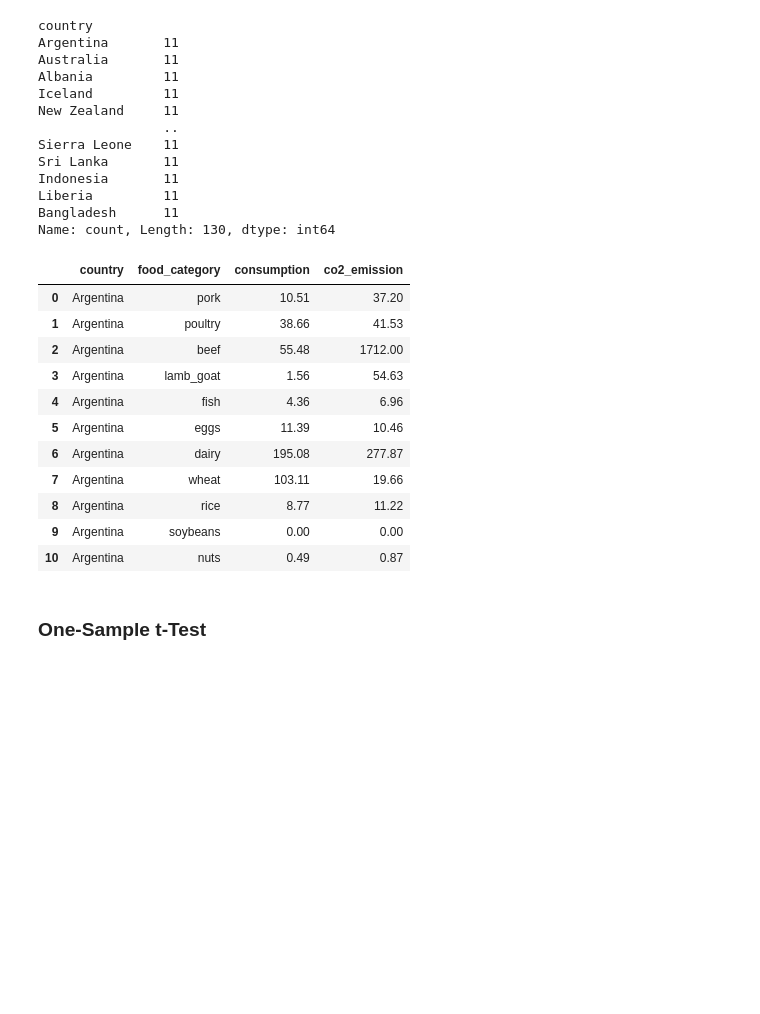
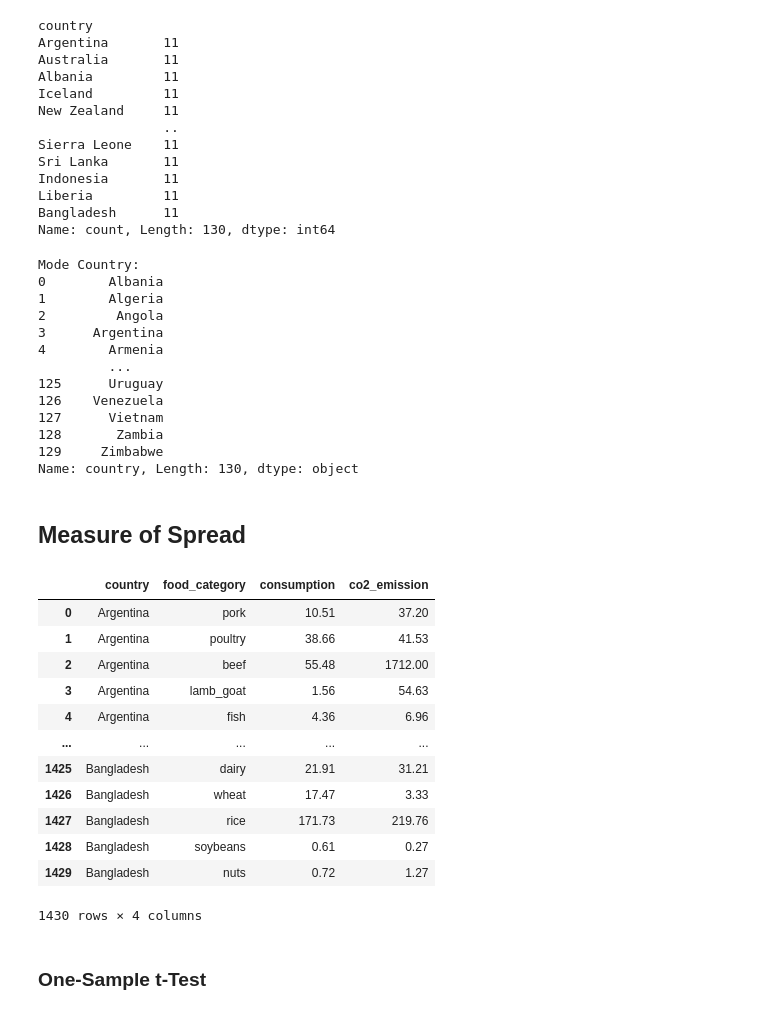
Before and after one commit to KudoroEsther/Files-Data_Analysis-, a Jupyter notebook: Class_Task6/Statistics_CorrelationTask.ipynb, the cells around one changed output. Saved outputs shown, nothing was run; the diff lists cells and outputs as text; code cells hidden in the pictures; blank space fills up the shorter version.

```diff
--- a/Class_Task6/Statistics_CorrelationTask.ipynb
+++ b/Class_Task6/Statistics_CorrelationTask.ipynb
@@ -122,20 +122,41 @@ Liberia         11
 Bangladesh      11
 Name: count, Length: 130, dtype: int64
 # %%
-#Checking the
+#Checking the mode of the country column
+mode_country = df['country'].mode()
+print(f"Mode Country: \n{mode_country}")
 # %% [output]
-|  | country | food_category | consumption | co2_emission |
-| 0 | Argentina | pork | 10.51 | 37.20 |
-| 1 | Argentina | poultry | 38.66 | 41.53 |
-| 2 | Argentina | beef | 55.48 | 1712.00 |
-| 3 | Argentina | lamb_goat | 1.56 | 54.63 |
-| 4 | Argentina | fish | 4.36 | 6.96 |
-| 5 | Argentina | eggs | 11.39 | 10.46 |
-| 6 | Argentina | dairy | 195.08 | 277.87 |
-| 7 | Argentina | wheat | 103.11 | 19.66 |
-| 8 | Argentina | rice | 8.77 | 11.22 |
-| 9 | Argentina | soybeans | 0.00 | 0.00 |
-| 10 | Argentina | nuts | 0.49 | 0.87 |
+Mode Country:
+0        Albania
+1        Algeria
+2         Angola
+3      Argentina
+4        Armenia
+         ...
+125      Uruguay
+126    Venezuela
+127      Vietnam
+128       Zambia
+129     Zimbabwe
+Name: country, Length: 130, dtype: object
+# %% [markdown]
+## Measure of Spread
+# %%
+df
+# %% [output]
+|  | country | food_category | consumption | co2_emission |
+| 0 | Argentina | pork | 10.51 | 37.20 |
+| 1 | Argentina | poultry | 38.66 | 41.53 |
+| 2 | Argentina | beef | 55.48 | 1712.00 |
+| 3 | Argentina | lamb_goat | 1.56 | 54.63 |
+| 4 | Argentina | fish | 4.36 | 6.96 |
+| ... | ... | ... | ... | ... |
+| 1425 | Bangladesh | dairy | 21.91 | 31.21 |
+| 1426 | Bangladesh | wheat | 17.47 | 3.33 |
+| 1427 | Bangladesh | rice | 171.73 | 219.76 |
+| 1428 | Bangladesh | soybeans | 0.61 | 0.27 |
+| 1429 | Bangladesh | nuts | 0.72 | 1.27 |
+1430 rows × 4 columns
 # %% [markdown]
 ### One-Sample t-Test
 # %% [markdown]
```
